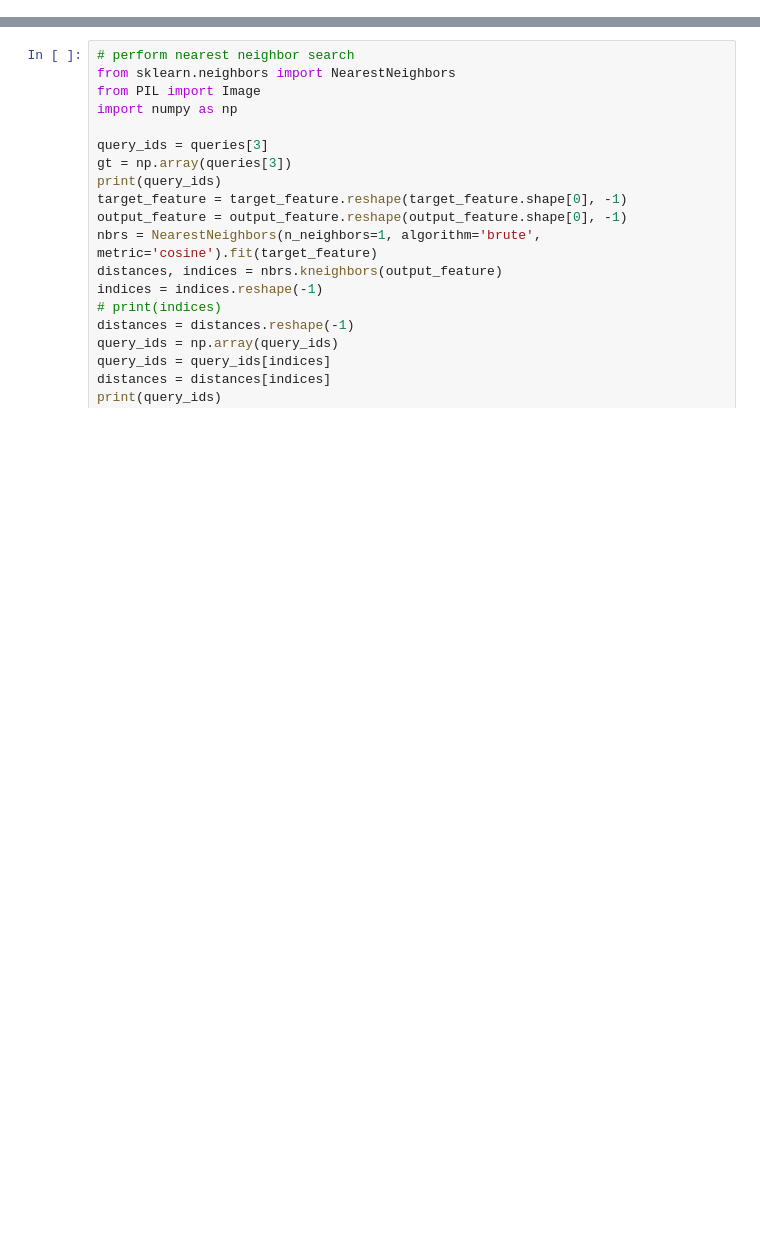
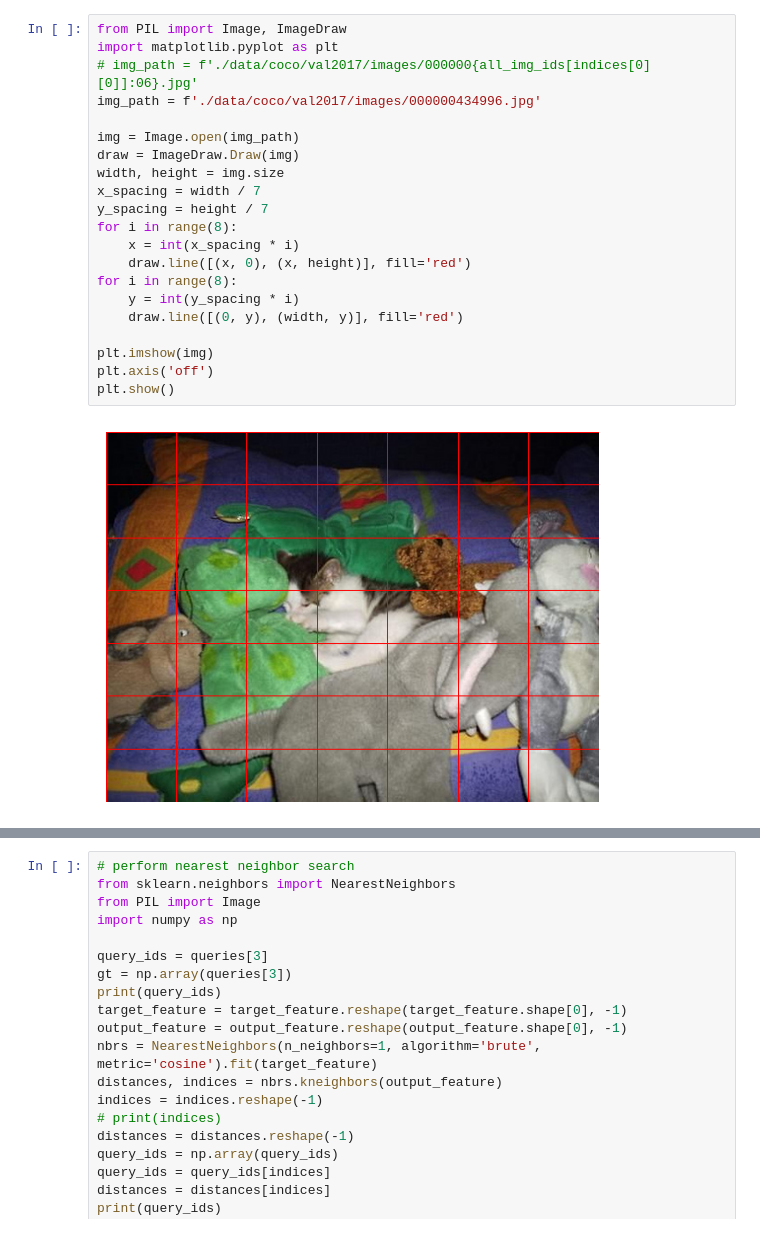
Before and after one commit to gyusik19/bbir, a Jupyter notebook: sandbox.ipynb, the cells around one changed output, grey strips where cells are left out. Saved outputs shown, nothing was run; the diff lists cells and outputs as text; blank space fills up the shorter version.

```diff
--- a/sandbox.ipynb
+++ b/sandbox.ipynb
@@ -56,0 +180,23 @@ query_ids = queries[3]
+# %%
+from PIL import Image, ImageDraw
+import matplotlib.pyplot as plt
+# img_path = f'./data/coco/val2017/images/000000{all_img_ids[indices[0][0]]:06}.jpg'
+img_path = f'./data/coco/val2017/images/000000434996.jpg'
+
+img = Image.open(img_path)
+draw = ImageDraw.Draw(img)
+width, height = img.size
+x_spacing = width / 7
+y_spacing = height / 7
+for i in range(8):
+    x = int(x_spacing * i)
+    draw.line([(x, 0), (x, height)], fill='red')
+for i in range(8):
+    y = int(y_spacing * i)
+    draw.line([(0, y), (width, y)], fill='red')
+
+plt.imshow(img)
+plt.axis('off')
+plt.show()
+# %% [output]
+[figure, added]
```
Also changed, not shown: parts of 11 cells of this notebook, 12 other files.
